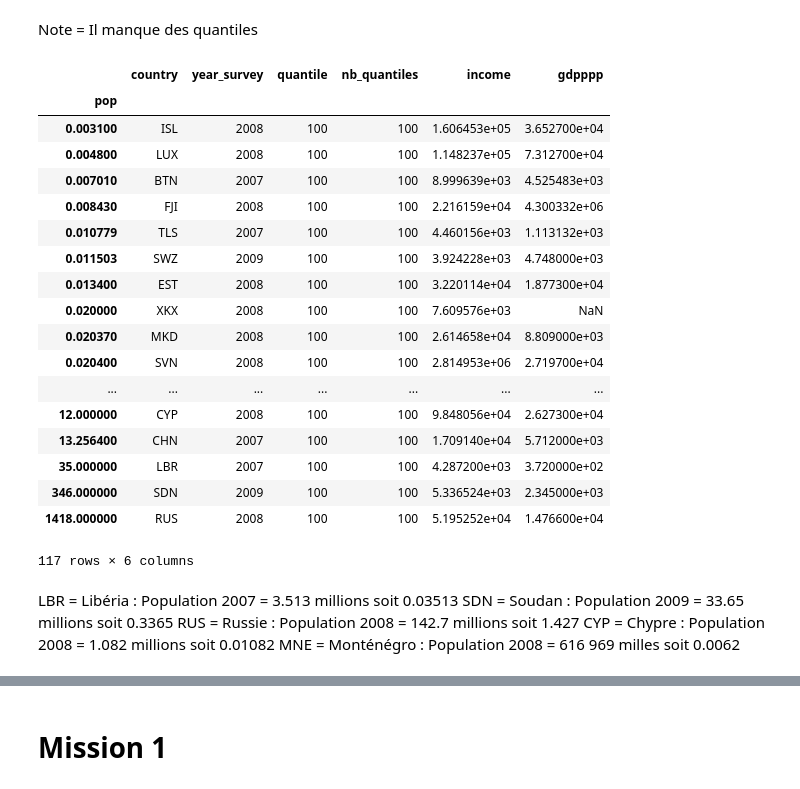
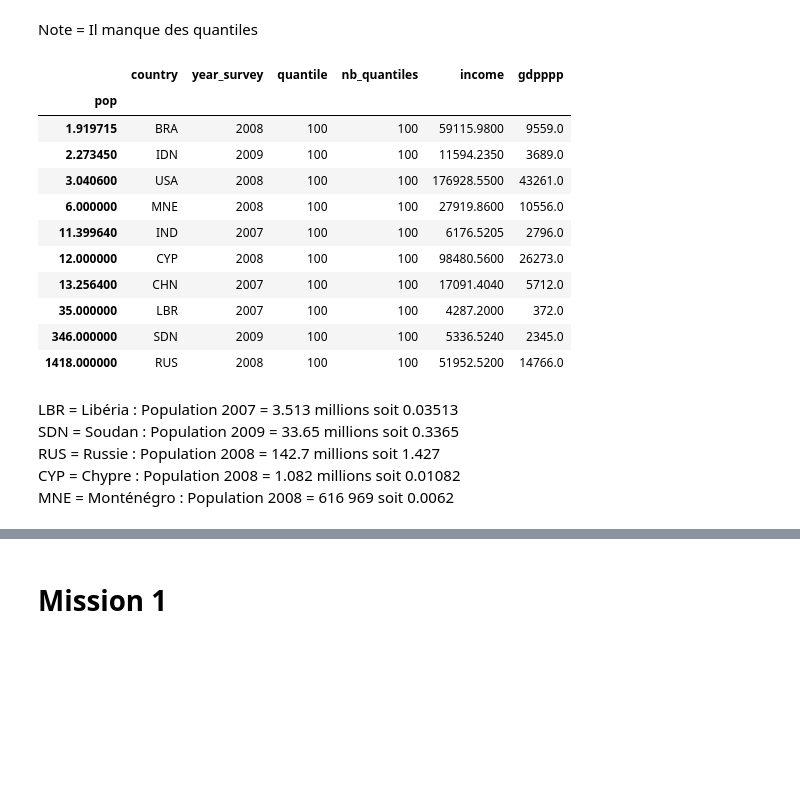
Before and after one commit to Silvock/project_7_income_predict, a Jupyter notebook: notebook/Exercice.ipynb, the cells around one changed output, grey strips where cells are left out. Saved outputs shown, nothing was run; the diff lists cells and outputs as text; code cells hidden in the pictures; blank space fills up the shorter version.

```diff
--- a/notebook/Exercice.ipynb
+++ b/notebook/Exercice.ipynb
@@ -287,33 +287,26 @@ data[data['country']=='SGP'].head()
 # %% [markdown]
 Note = Il manque des quantiles
 # %%
-data.groupby('pop').max()
+data.groupby('pop').max().tail(10)
 # %% [output]
 |  | country | year_survey | quantile | nb_quantiles | income | gdpppp |
 | pop |  |  |  |  |  |  |
-| 0.003100 | ISL | 2008 | 100 | 100 | 1.606453e+05 | 3.652700e+04 |
-| 0.004800 | LUX | 2008 | 100 | 100 | 1.148237e+05 | 7.312700e+04 |
-| 0.007010 | BTN | 2007 | 100 | 100 | 8.999639e+03 | 4.525483e+03 |
-| 0.008430 | FJI | 2008 | 100 | 100 | 2.216159e+04 | 4.300332e+06 |
-| 0.010779 | TLS | 2007 | 100 | 100 | 4.460156e+03 | 1.113132e+03 |
-| 0.011503 | SWZ | 2009 | 100 | 100 | 3.924228e+03 | 4.748000e+03 |
-| 0.013400 | EST | 2008 | 100 | 100 | 3.220114e+04 | 1.877300e+04 |
-| 0.020000 | XKX | 2008 | 100 | 100 | 7.609576e+03 | NaN |
-| 0.020370 | MKD | 2008 | 100 | 100 | 2.614658e+04 | 8.809000e+03 |
-| 0.020400 | SVN | 2008 | 100 | 100 | 2.814953e+06 | 2.719700e+04 |
-| ... | ... | ... | ... | ... | ... | ... |
-| 12.000000 | CYP | 2008 | 100 | 100 | 9.848056e+04 | 2.627300e+04 |
-| 13.256400 | CHN | 2007 | 100 | 100 | 1.709140e+04 | 5.712000e+03 |
-| 35.000000 | LBR | 2007 | 100 | 100 | 4.287200e+03 | 3.720000e+02 |
-| 346.000000 | SDN | 2009 | 100 | 100 | 5.336524e+03 | 2.345000e+03 |
-| 1418.000000 | RUS | 2008 | 100 | 100 | 5.195252e+04 | 1.476600e+04 |
+| 1.919715 | BRA | 2008 | 100 | 100 | 59115.9800 | 9559.0 |
+| 2.273450 | IDN | 2009 | 100 | 100 | 11594.2350 | 3689.0 |
+| 3.040600 | USA | 2008 | 100 | 100 | 176928.5500 | 43261.0 |
+| 6.000000 | MNE | 2008 | 100 | 100 | 27919.8600 | 10556.0 |
+| 11.399640 | IND | 2007 | 100 | 100 | 6176.5205 | 2796.0 |
+| 12.000000 | CYP | 2008 | 100 | 100 | 98480.5600 | 26273.0 |
+| 13.256400 | CHN | 2007 | 100 | 100 | 17091.4040 | 5712.0 |
+| 35.000000 | LBR | 2007 | 100 | 100 | 4287.2000 | 372.0 |
+| 346.000000 | SDN | 2009 | 100 | 100 | 5336.5240 | 2345.0 |
+| 1418.000000 | RUS | 2008 | 100 | 100 | 51952.5200 | 14766.0 |
-117 rows × 6 columns
 # %% [markdown]
-LBR = Libéria : Population 2007 = 3.513 millions soit 0.03513
-SDN = Soudan : Population 2009 = 33.65 millions soit 0.3365
-RUS = Russie : Population 2008 = 142.7 millions soit 1.427
-CYP = Chypre : Population 2008 = 1.082 millions soit 0.01082
-MNE = Monténégro : Population 2008 = 616 969 milles soit 0.0062
+LBR = Libéria : Population 2007 = 3.513 millions soit 0.03513 <br>
+SDN = Soudan : Population 2009 = 33.65 millions soit 0.3365 <br>
+RUS = Russie : Population 2008 = 142.7 millions soit 1.427 <br>
+CYP = Chypre : Population 2008 = 1.082 millions soit 0.01082 <br>
+MNE = Monténégro : Population 2008 = 616 969 soit 0.0062
 # %%
 data.loc[data['country'] == 'LBR','pop'] = 0.03513
 data.loc[data['country'] == 'SDN','pop'] = 0.3365
```
Also changed, not shown: parts of 33 cells of this notebook, 40 other files.
